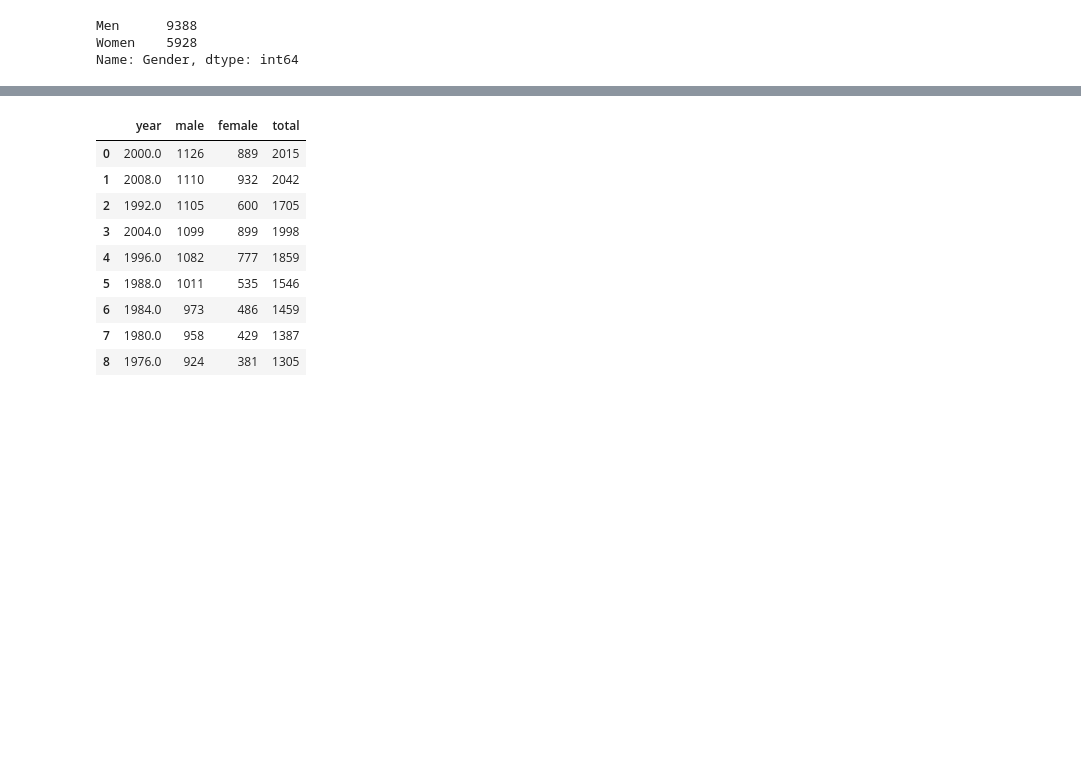
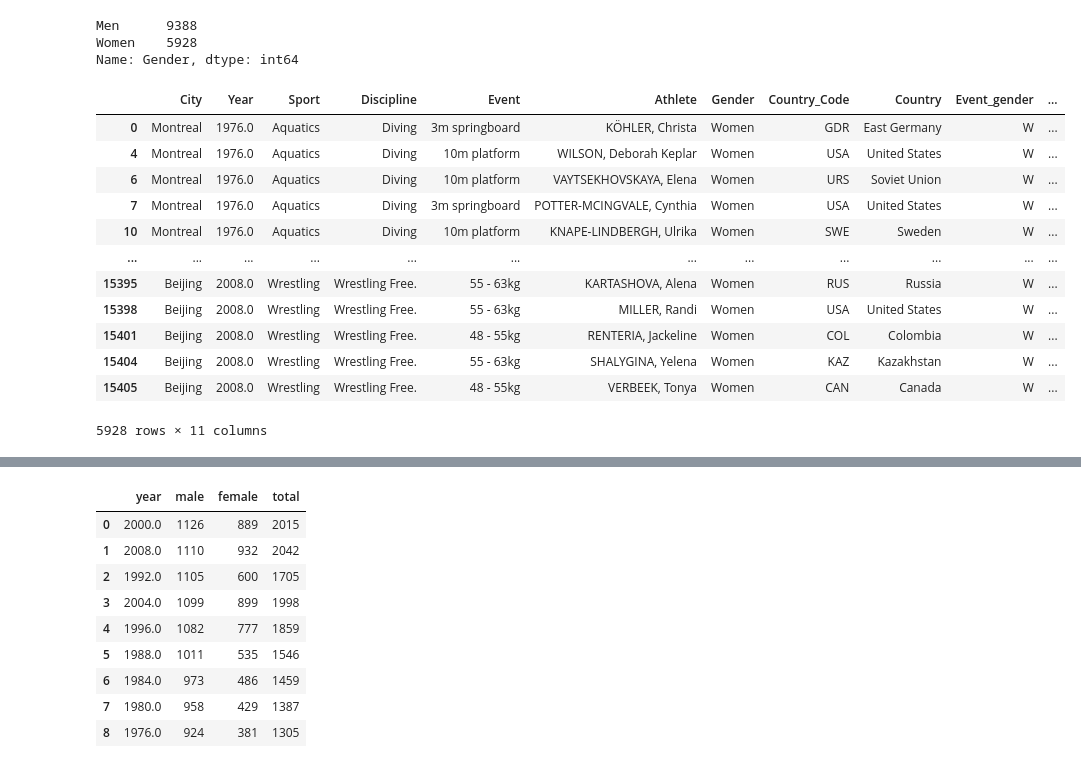
Before and after one commit to tnatoli29/Project-2, a Jupyter notebook: athletes.ipynb, the cells around one changed output, grey strips where cells are left out. Drawn from its saved outputs; the diff is of its cells as text; code cells hidden in the pictures; blank space fills up the shorter version.

```diff
--- a/athletes.ipynb
+++ b/athletes.ipynb
@@ -182,6 +182,21 @@ Women    5928
 Name: Gender, dtype: int64
 # %%
 summer_female = summer[summer.Gender == "Women"]
+summer_female
+# %% [output]
+|  | City | Year | Sport | Discipline | Event | Athlete | Gender | Country_Code | Country | Event_gender | ... |
+| 0 | Montreal | 1976.0 | Aquatics | Diving | 3m springboard | KÖHLER, Christa | Women | GDR | East Germany | W | ... |
+| 4 | Montreal | 1976.0 | Aquatics | Diving | 10m platform | WILSON, Deborah Keplar | Women | USA | United States | W | ... |
+| 6 | Montreal | 1976.0 | Aquatics | Diving | 10m platform | VAYTSEKHOVSKAYA, Elena | Women | URS | Soviet Union | W | ... |
+| 7 | Montreal | 1976.0 | Aquatics | Diving | 3m springboard | POTTER-MCINGVALE, Cynthia | Women | USA | United States | W | ... |
+| 10 | Montreal | 1976.0 | Aquatics | Diving | 10m platform | KNAPE-LINDBERGH, Ulrika | Women | SWE | Sweden | W | ... |
+| ... | ... | ... | ... | ... | ... | ... | ... | ... | ... | ... | ... |
+| 15395 | Beijing | 2008.0 | Wrestling | Wrestling Free. | 55 - 63kg | KARTASHOVA, Alena | Women | RUS | Russia | W | ... |
+| 15398 | Beijing | 2008.0 | Wrestling | Wrestling Free. | 55 - 63kg | MILLER, Randi | Women | USA | United States | W | ... |
+| 15401 | Beijing | 2008.0 | Wrestling | Wrestling Free. | 48 - 55kg | RENTERIA, Jackeline | Women | COL | Colombia | W | ... |
+| 15404 | Beijing | 2008.0 | Wrestling | Wrestling Free. | 55 - 63kg | SHALYGINA, Yelena | Women | KAZ | Kazakhstan | W | ... |
+| 15405 | Beijing | 2008.0 | Wrestling | Wrestling Free. | 48 - 55kg | VERBEEK, Tonya | Women | CAN | Canada | W | ... |
+5928 rows × 11 columns
 # %%
 summer_male = summer[summer.Gender == "Men"]
 # %%
```
Also changed, not shown: parts of 3 cells of this notebook, 2 other files.
